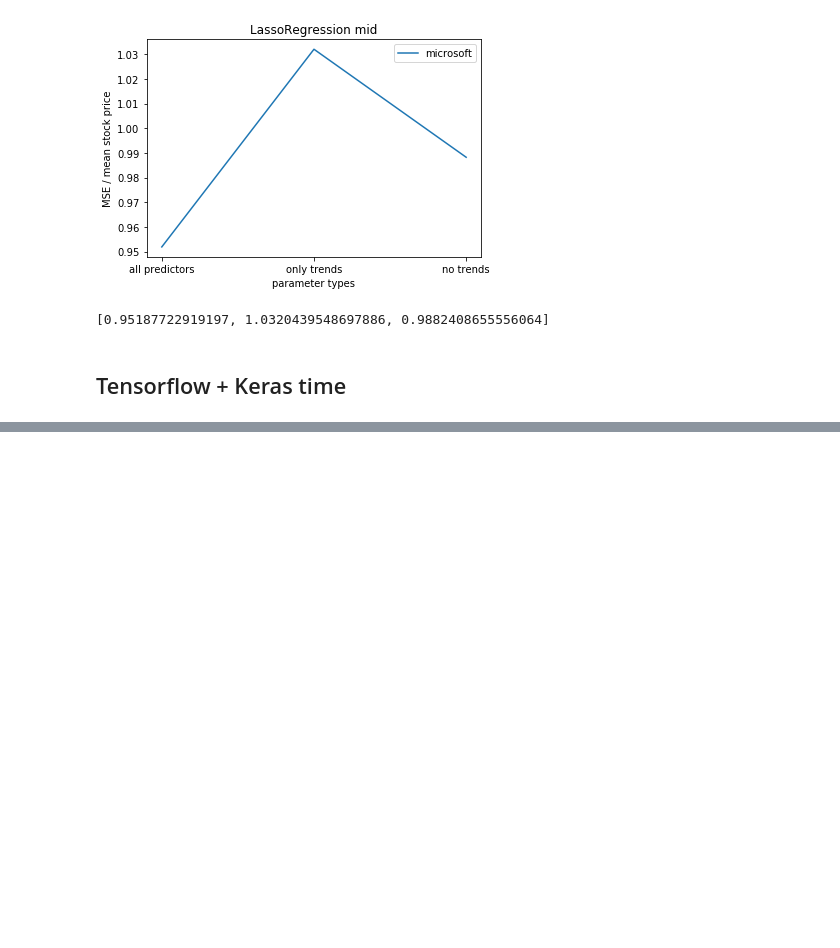
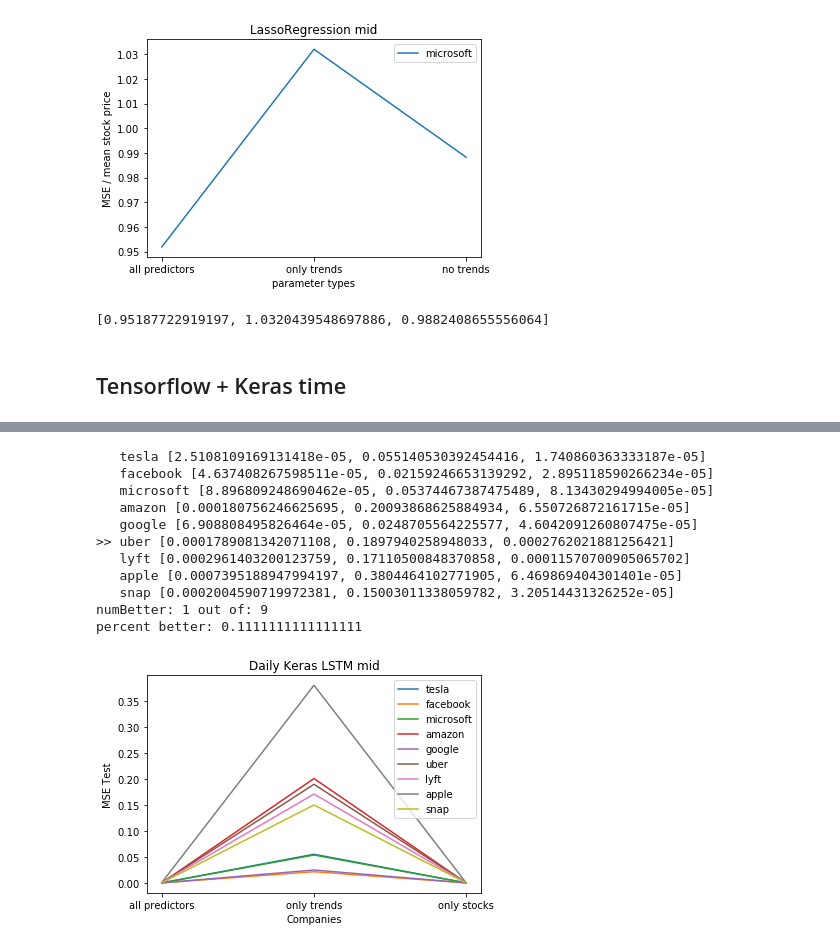
Before and after one commit to edwjchen/StockExploration, a Jupyter notebook: stockbot-Daily.ipynb, the cells around one changed output, grey strips where cells are left out. Saved outputs shown, nothing was run; the diff lists cells and outputs as text; code cells hidden in the pictures; blank space fills up the shorter version.

Commit message:
adding in hourly and daily MSE to both notebooks

```diff
--- a/stockbot-Daily.ipynb
+++ b/stockbot-Daily.ipynb
@@ -843,0 +890,36 @@ plt.show()
+# %%
+#plot MSE_test data points as scatter plots
+X = [x[0] for x in MSE_test_both]
+trends_only = [x[1] for x in MSE_test_trends_only]
+stock_only = [x[1] for x in MSE_test_stock_only]
+both = [x[1] for x in MSE_test_both]
+fig, ax = plt.subplots()
+numBetter = 0
+totalCompanies = 0
+for i,c in enumerate(companies):
+    plt.plot(["all predictors", "only trends", "only stocks"], [both[i], trends_only[i], stock_only[i]], label=c)
+    if(both[i] < stock_only[i]) or (trends_only[i] < stock_only[i]):
+        numBetter += 1
+        print(">>", c,[both[i], trends_only[i], stock_only[i]])
+    else : print("  ",c,[both[i], trends_only[i], stock_only[i]])
+    totalCompanies += 1
+print("numBetter:", numBetter, "out of:",  totalCompanies)
+print("percent better:", numBetter / totalCompanies)
+plt.xlabel('Companies')
+plt.ylabel('MSE Test')
+plt.legend()
+plt.title("Daily " + 'Keras LSTM' + " mid")
+plt.show()
+# %% [output]
+   tesla [2.5108109169131418e-05, 0.055140530392454416, 1.740860363333187e-05]
+   facebook [4.637408267598511e-05, 0.02159246653139292, 2.895118590266234e-05]
+   microsoft [8.896809248690462e-05, 0.05374467387475489, 8.13430294994005e-05]
+   amazon [0.000180756246625695, 0.20093868625884934, 6.550726872161715e-05]
+   google [6.908808495826464e-05, 0.0248705564225577, 4.6042091260807475e-05]
+>> uber [0.0001789081342071108, 0.1897940258948033, 0.0002762021881256421]
+   lyft [0.0002961403200123759, 0.17110500848370858, 0.00011570700905065702]
+   apple [0.0007395188947994197, 0.3804464102771905, 6.469869404301401e-05]
+   snap [0.0002004590719972381, 0.15003011338059782, 3.20514431326252e-05]
+numBetter: 1 out of: 9
+percent better: 0.1111111111111111
+[figure, added]
```
Also changed, not shown: parts of 7 cells of this notebook, 2 other files.
